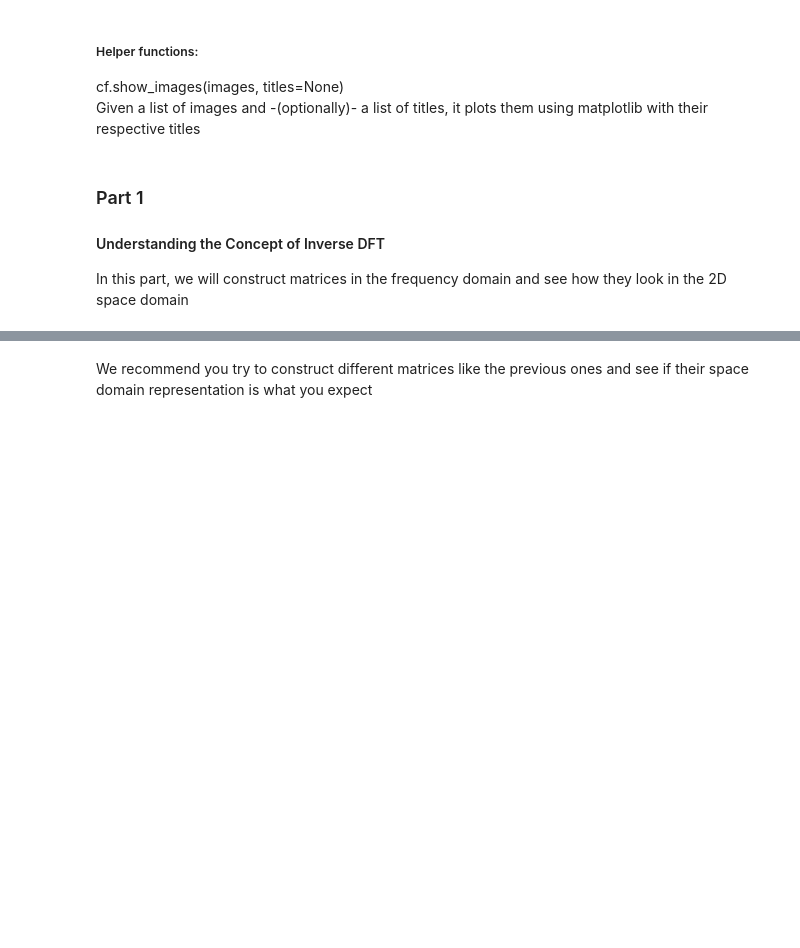
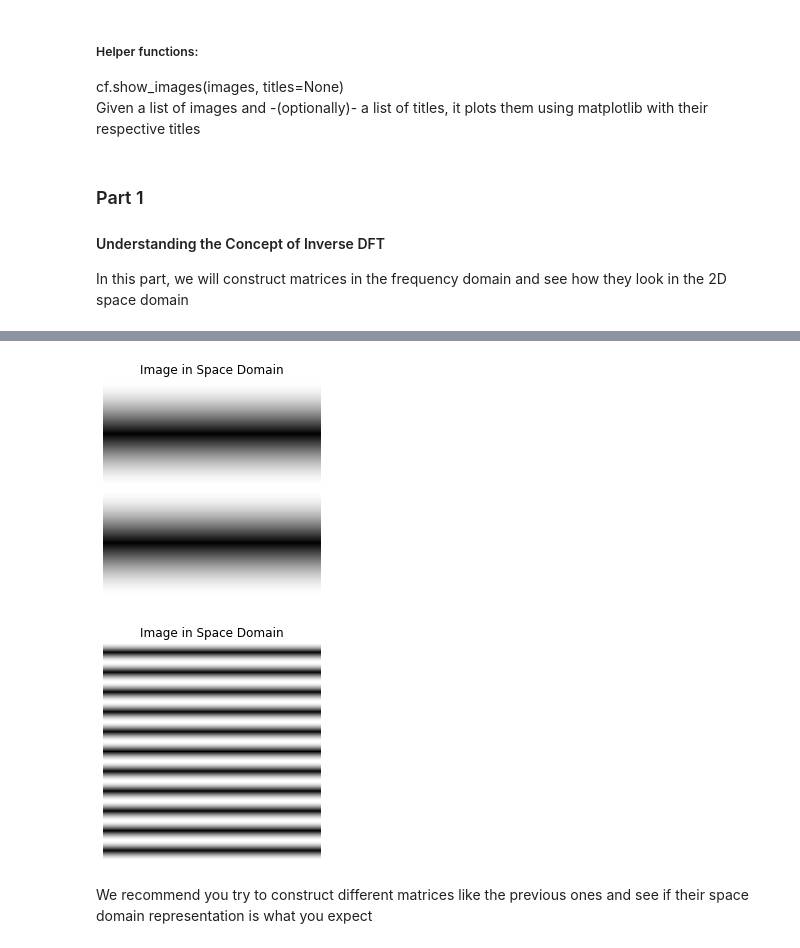
Before and after one commit to We2Am-BaSsem/IP-Labs, a Jupyter notebook: Lab02/lab2-std.ipynb, the cells around one changed output, grey strips where cells are left out. Drawn from its saved outputs; the diff is of its cells as text; code cells hidden in the pictures; blank space fills up the shorter version.

```diff
--- a/Lab02/lab2-std.ipynb
+++ b/Lab02/lab2-std.ipynb
@@ -48,9 +52,20 @@ plot_image_from_freq(freq_domain_mat)
 # %%
 # Now a ripple moving diagonally
-freq_domain_mat = np.zeros([21,21])
-freq_domain_mat[9, 9] = 1
-freq_domain_mat[11, 11] = 1
+
+freq_domain_mat = np.zeros([256,256])
+freq_domain_mat[9, 150] = 1 # The choice of the value '1' is arbitrary
+freq_domain_mat[11, 150] = 1
 plot_image_from_freq(freq_domain_mat)
+
+
+
+freq_domain_mat = np.zeros([256,256])
+freq_domain_mat[9, 150] = 1 # The choice of the value '1' is arbitrary
+freq_domain_mat[20, 150] = 1
+plot_image_from_freq(freq_domain_mat)
+# %% [output]
+[figure, added]
+[figure, added]
 # %% [markdown]
 We recommend you try to construct different matrices like the previous ones and see if their space domain representation is what you expect
 # %% [markdown]
```
Also changed, not shown: parts of 9 cells of this notebook, 1 other file.
